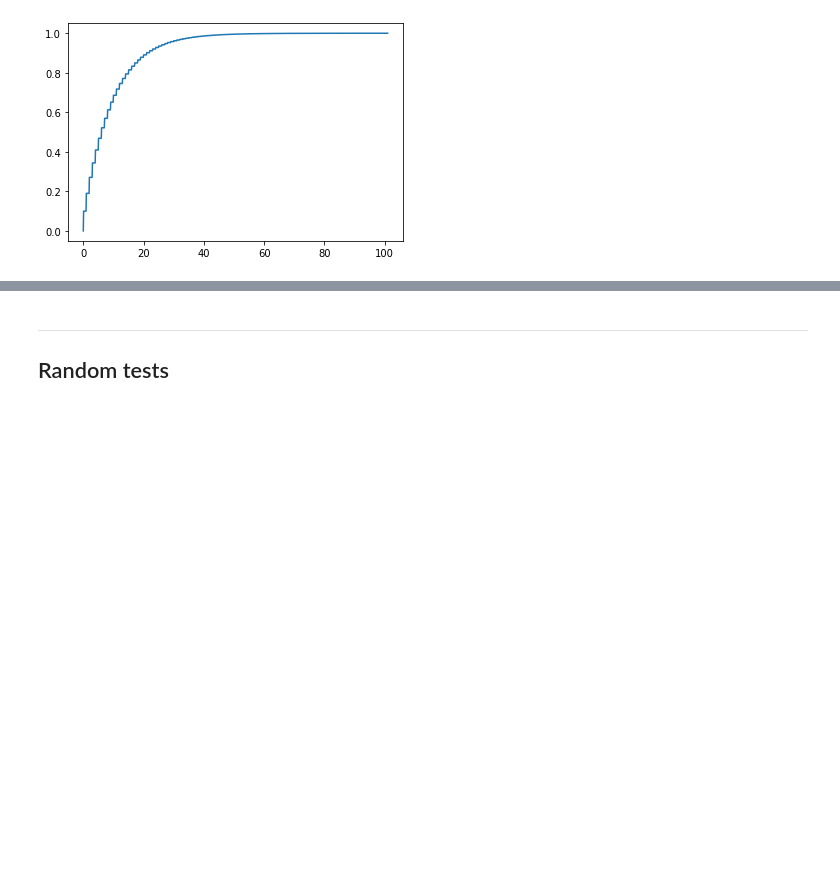
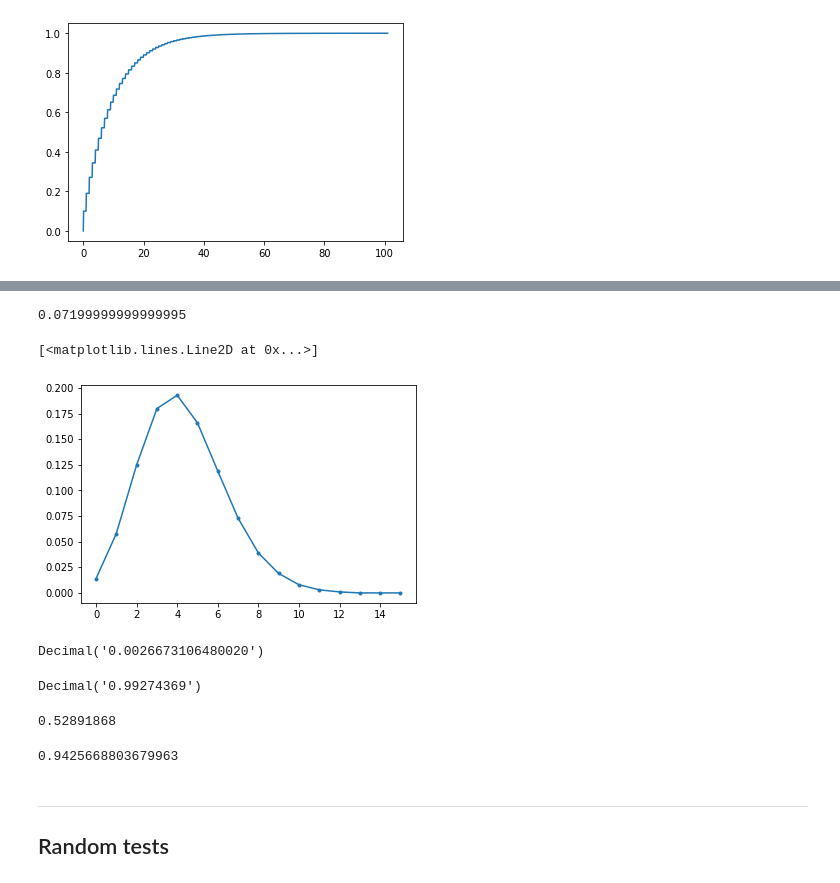
Before and after one commit to Zaqzxcswsde/itmo-applied-statistics, a Jupyter notebook: stat_tests.ipynb, the cells around one changed output, grey strips where cells are left out. Drawn from its saved outputs; the diff is of its cells as text; code cells hidden in the pictures; blank space fills up the shorter version.

```diff
--- a/stat_tests.ipynb
+++ b/stat_tests.ipynb
@@ -698,9 +704,9 @@ float(cnk(5,3))
 ## Function definitions
 # %%
 #@title Генератор случайной величины ~ Пуассону
-def MyLikePoissonRandomVariable(n, lmbda):
+def MyLikePoissonRandomVariable(n, lmbda,round=8):
   for i in range(0,n+1):
-    yield ((lmbda**i)/factorial(i))*exp(-lmbda)
+    yield __builtins__.round(((lmbda**i)/factorial(i))*exp(-lmbda), round)
 # %%
 #@title Генератор случайной величины ~ биномиальному
 def MyLikeBinomRandomVariable(n, p):
@@ -771,0 +875,21 @@ plt.plot(x,y)
+# %%
+1-GenerateDistributionFunction(vals,probs)(8)
+# %% [output]
+0.07199999999999995
+# %%
+plt.plot(vals,probs,'.-')
+# %% [output]
+[<matplotlib.lines.Line2D at 0x...>]
+[figure, added]
+# %%
+list(MyLikeBinomRandomVariable(8,0.77))[1]+list(MyLikeBinomRandomVariable(8,0.77))[2]
+# %% [output]
+Decimal('0.0026673106480020')
+# %%
+sum(MyLikeGeomRandomVariable(6,0.56))
+# %% [output]
+Decimal('0.99274369')
+# %%
+sum(MyLikePoissonRandomVariable(5,5.5))
+# %% [output]
+0.52891868
@@ -772,3 +899,7 @@ plt.plot(x,y)
+# %%
+scipy.stats.norm.cdf(6.59,4.5,sqrt(1.21))-scipy.stats.norm.cdf(2.41,4.5,sqrt(1.21))
+# %% [output]
+0.9425668803679963
 # %% [markdown]
 ---
 ## Random tests
```
Also changed, not shown: parts of 193 cells of this notebook.
